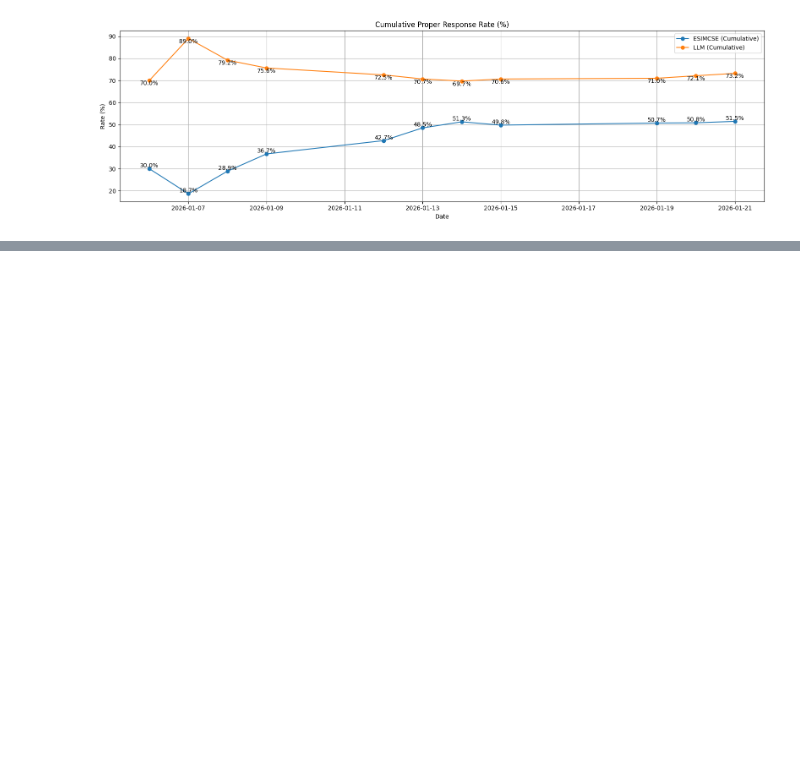
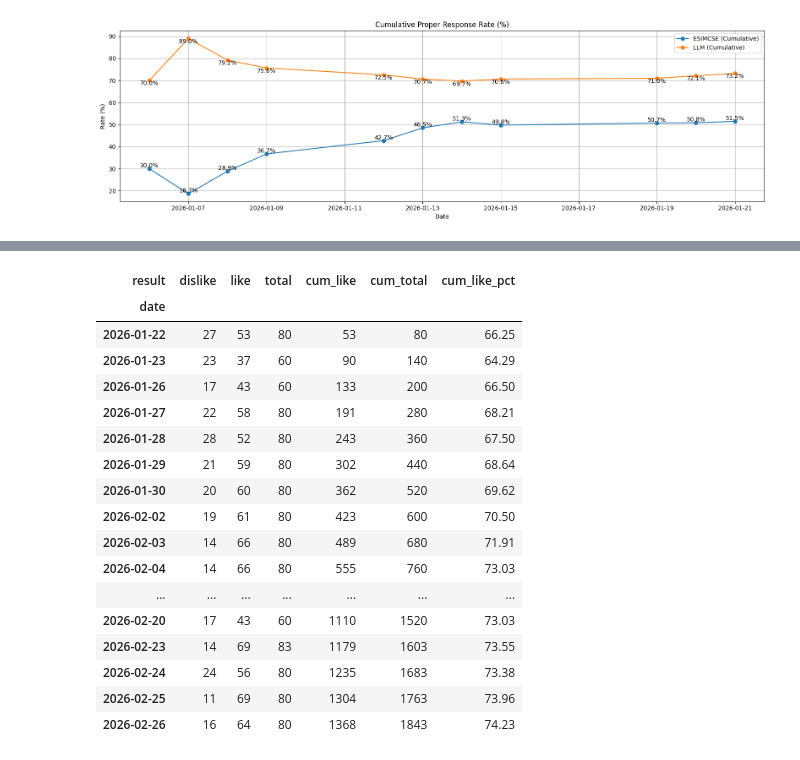
Before and after one commit to keisezrggx/ai_dashboard, a Jupyter notebook: backend/qc/read_llm_qc.ipynb, the cells around one changed output, grey strips where cells are left out. Saved outputs shown, nothing was run; the diff lists cells and outputs as text; code cells hidden in the pictures; blank space fills up the shorter version.

```diff
--- a/backend/qc/read_llm_qc.ipynb
+++ b/backend/qc/read_llm_qc.ipynb
@@ -252,0 +308,43 @@ plt.show()
+# %%
+llm_daily = (
+    df_clean.groupby(['date', 'result'])
+    .size()
+    .unstack(fill_value=0)
+    .sort_index()
+)
+
+# lowerin columns name
+llm_daily.columns = llm_daily.columns.str.lower()
+
+# adding total column
+llm_daily['total'] = llm_daily.sum(axis=1)
+
+# cumulative sum
+llm_daily['cum_like'] = llm_daily['like'].cumsum()
+llm_daily['cum_total'] = llm_daily['total'].cumsum()
+
+# cumulative percentage
+llm_daily['cum_like_pct'] = round((
+    llm_daily['cum_like'] / llm_daily['cum_total']
+) * 100, 2)
+
+llm_daily
+# %% [output]
+| result | dislike | like | total | cum_like | cum_total | cum_like_pct |
+| date |  |  |  |  |  |  |
+| 2026-01-22 | 27 | 53 | 80 | 53 | 80 | 66.25 |
+| 2026-01-23 | 23 | 37 | 60 | 90 | 140 | 64.29 |
+| 2026-01-26 | 17 | 43 | 60 | 133 | 200 | 66.50 |
+| 2026-01-27 | 22 | 58 | 80 | 191 | 280 | 68.21 |
+| 2026-01-28 | 28 | 52 | 80 | 243 | 360 | 67.50 |
+| 2026-01-29 | 21 | 59 | 80 | 302 | 440 | 68.64 |
+| 2026-01-30 | 20 | 60 | 80 | 362 | 520 | 69.62 |
+| 2026-02-02 | 19 | 61 | 80 | 423 | 600 | 70.50 |
+| 2026-02-03 | 14 | 66 | 80 | 489 | 680 | 71.91 |
+| 2026-02-04 | 14 | 66 | 80 | 555 | 760 | 73.03 |
+| ... | ... | ... | ... | ... | ... | ... |
+| 2026-02-20 | 17 | 43 | 60 | 1110 | 1520 | 73.03 |
+| 2026-02-23 | 14 | 69 | 83 | 1179 | 1603 | 73.55 |
+| 2026-02-24 | 24 | 56 | 80 | 1235 | 1683 | 73.38 |
+| 2026-02-25 | 11 | 69 | 80 | 1304 | 1763 | 73.96 |
+| 2026-02-26 | 16 | 64 | 80 | 1368 | 1843 | 74.23 |
```
Also changed, not shown: parts of 5 cells of this notebook, 14 other files.
